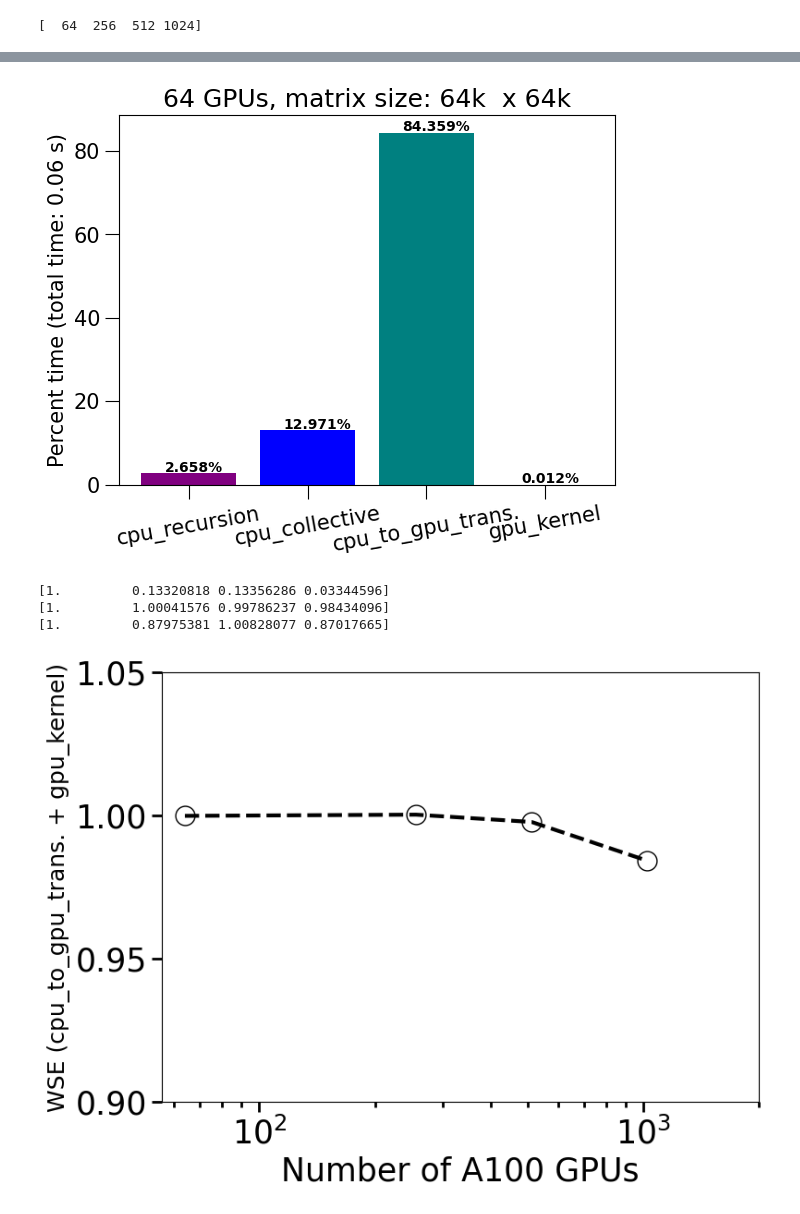
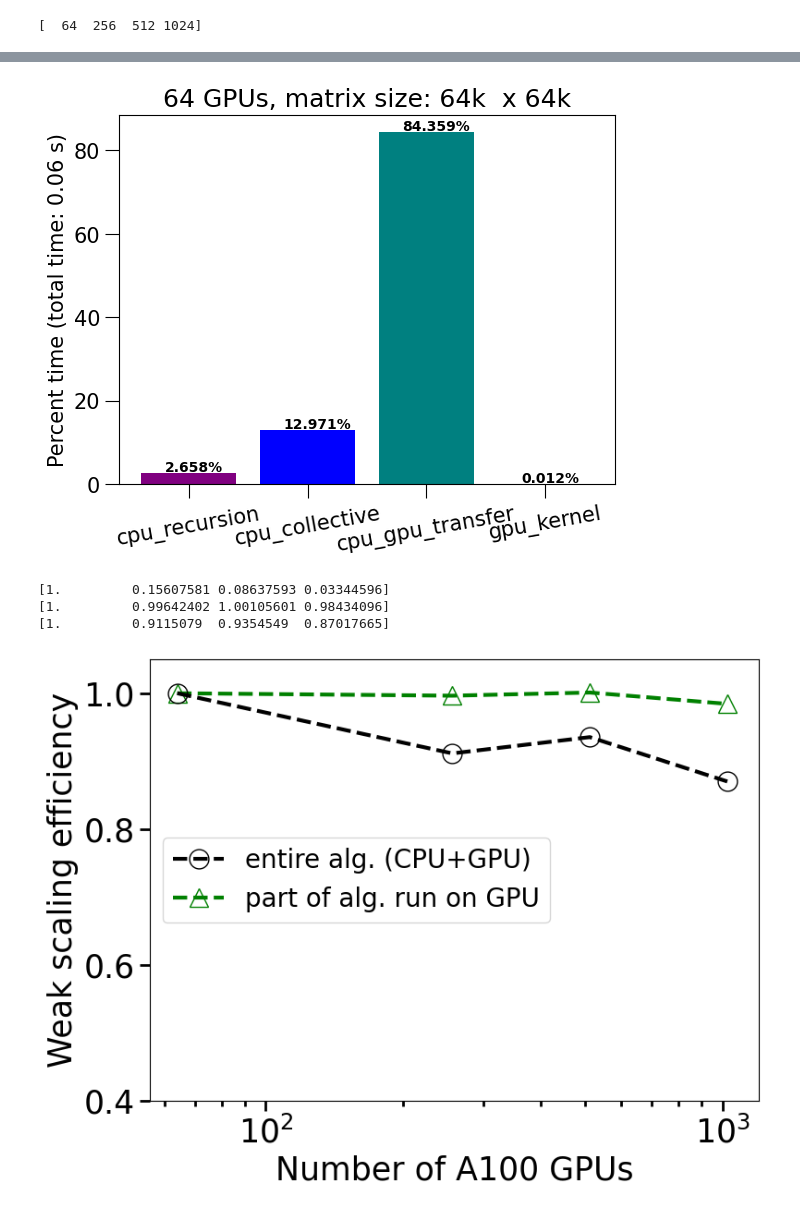
Before and after one commit to AMReX-Microelectronics/Electrostatic, a Jupyter notebook: Tools/MatrixInversion/cpp/TD_1D_parallel/perlscripts/weak_scaling_APS/matrix_inv_performance.ipynb, the cells around one changed output, grey strips where cells are left out. Cells and saved outputs as stored; diff of their text form; code cells hidden in the pictures.

```diff
--- a/Tools/MatrixInversion/cpp/TD_1D_parallel/perlscripts/weak_scaling_APS/matrix_inv_performance.ipynb
+++ b/Tools/MatrixInversion/cpp/TD_1D_parallel/perlscripts/weak_scaling_APS/matrix_inv_performance.ipynb
@@ -38,8 +38,11 @@ class PerfTime:
 # %%
 perf = []
 perf.append(PerfTime(64,     64000, 0.02657871121,  0.1297149406, 0.0001210751222, 0.8435852731, 0.06098693))
-perf.append(PerfTime(256,   256000, 0.02190179025,  0.2361528071, 2.673726459e-05, 0.7419186654, 0.277290894))
-perf.append(PerfTime(512,   512000, 0.02478088381,  0.1227038697, 1.523904872e-05, 0.8525000075, 0.483888472))
+#perf.append(PerfTime(256,   256000, 0.02190179025,  0.2361528071, 2.673726459e-05, 0.7419186654, 0.277290894))
+perf.append(PerfTime(256,   256000, 0.02237119852,  0.2058238407, 2.590507611e-05, 0.7717790557, 0.267630945))
+
+#perf.append(PerfTime(512,   512000, 0.02478088381,  0.1227038697, 1.523904872e-05, 0.8525000075, 0.483888472))
+perf.append(PerfTime(512,   512000, 0.02294541612,  0.1886379249, 1.313943911e-05,  0.7884035195, 0.521559554))
 perf.append(PerfTime(1024, 1024000, 0.02146462006,  0.2326824755, 6.290513882e-06,  0.745846614, 1.121371025))
 # %%
 nGPUs_lst=[]
@@ -85,7 +88,7 @@ percent_time = [perf[index].cpu_recursion,
 percent_time = np.asarray(percent_time)
 
 fig, ax = plt.subplots()
-n_GPUs_str = ['cpu_recursion', 'cpu_collective', 'cpu_to_gpu_trans.','gpu_kernel']
+n_GPUs_str = ['cpu_recursion', 'cpu_collective', 'cpu_gpu_transfer','gpu_kernel']
 
 colors = ['purple', 'blue',  'teal', 'green']
 ax.bar(n_GPUs_str,percent_time*100, color=colors)
@@ -101,7 +104,7 @@ for i, v in enumerate(percent_time*100):
 #plt.grid(True)
 plt.savefig('Chart_64gpu.png', bbox_inches = "tight")#
 # %% [output]
-[figure, old version]
+[figure, new version]
 # %%
 wse_cpu_lst=[]
 wse_gpu_lst=[]
@@ -133,41 +136,41 @@ print(wse_cpu)
 print(wse_gpu)
 print(wse_cpugpu)
 # %% [output]
-[1.         0.13320818 0.13356286 0.03344596]
-[1.         1.00041576 0.99786237 0.98434096]
-[1.         0.87975381 1.00828077 0.87017665]
+[1.         0.15607581 0.08637593 0.03344596]
+[1.         0.99642402 1.00105601 0.98434096]
+[1.         0.9115079  0.9354549  0.87017665]
 # %%
 fig, ax = plt.subplots(1,1)
 fig.set_size_inches(8,6)
 fig.patch.set_facecolor('white')
-
-p1 = ax.plot(nGPUs, wse_gpu,'k--', linewidth=3,marker='o',markersize=15,fillstyle='none', label='efficiency')
+p2 = ax.plot(nGPUs, wse_gpu,'g--', linewidth=3,marker='^',markersize=15,fillstyle='none', label='part of alg. run on GPU')
+p1 = ax.plot(nGPUs, wse_cpugpu,'k--', linewidth=3,marker='o',markersize=15,fillstyle='none', label='entire alg. (CPU+GPU)')
 ax.set_xscale('log')
 
-ax.set_xlim(0,2000)
-ax.set_ylim(0.9,1.05)
+ax.set_xlim(0,1200)
+ax.set_ylim(0.4,1.05)
 
-ax.set_ylabel(r'WSE (cpu_to_gpu_trans. + gpu_kernel)', fontsize=18)
+ax.set_ylabel(r'Weak scaling efficiency', fontsize=25)
 ax.set_xlabel(r'Number of A100 GPUs', fontsize=25)
 
 #ax2 = ax.twinx()
 #ax2.set_ylim(0,40)
 #ax2.set_ylabel(r'Number of cells (billion)', fontsize=25)
 
 #p2=ax2.plot(nGPUs, ncells,'r-.', linewidth=3,marker='^',markersize=15,fillstyle='none',label='number of cells')
 
-#lns = p1#+p2
-#labs = [l.get_label() for l in lns]
-#ax.legend(lns, labs, loc='center left',prop={'size': 20})
+lns = p1+p2
+labs = [l.get_label() for l in lns]
+ax.legend(lns, labs, loc='center left',prop={'size': 20})
 
 ax.tick_params(which='minor', width=2, length=4, color='k')
 ax.tick_params(which='major', width=2, length=8, color='k')
-ax2.tick_params(which='minor', width=2, length=4, color='k')
-ax2.tick_params(which='major', width=2, length=8, color='k')
-ax2.yaxis.set_minor_locator(ticker.AutoMinorLocator())
+#ax2.tick_params(which='minor', width=2, length=4, color='k')
+#ax2.tick_params(which='major', width=2, length=8, color='k')
+#ax2.yaxis.set_minor_locator(ticker.AutoMinorLocator())
 #ax.yaxis.set_minor_locator(ticker.AutoMinorLocator())
 
 fig.tight_layout()
 plt.savefig('WSE_MatInv.png', bbox_inches = "tight")#
 # %% [output]
-[figure, old version]
+[figure, new version]
```
Also changed, not shown: parts of 1 cell of this notebook.
